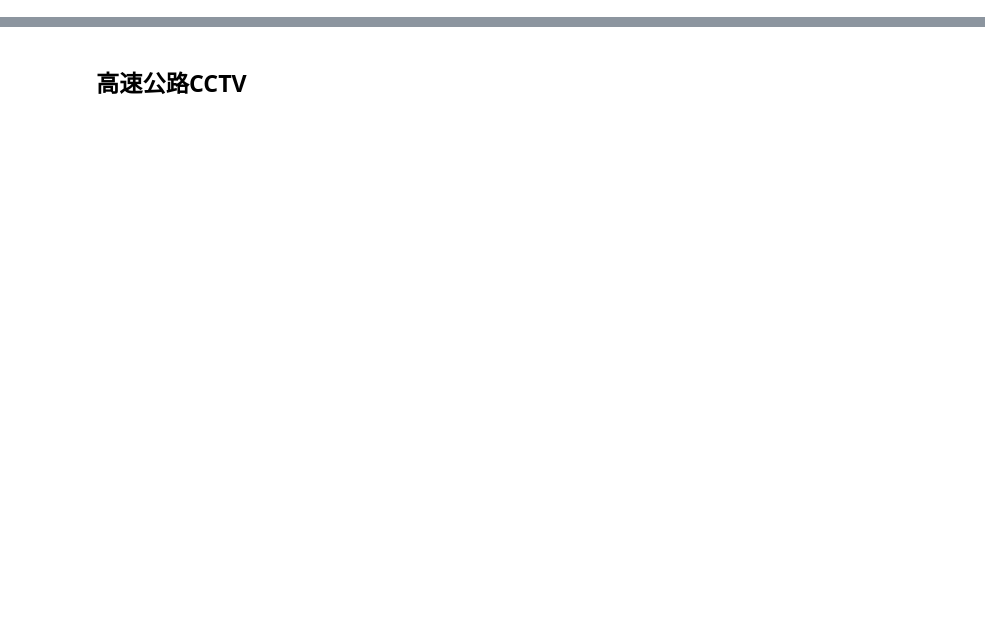
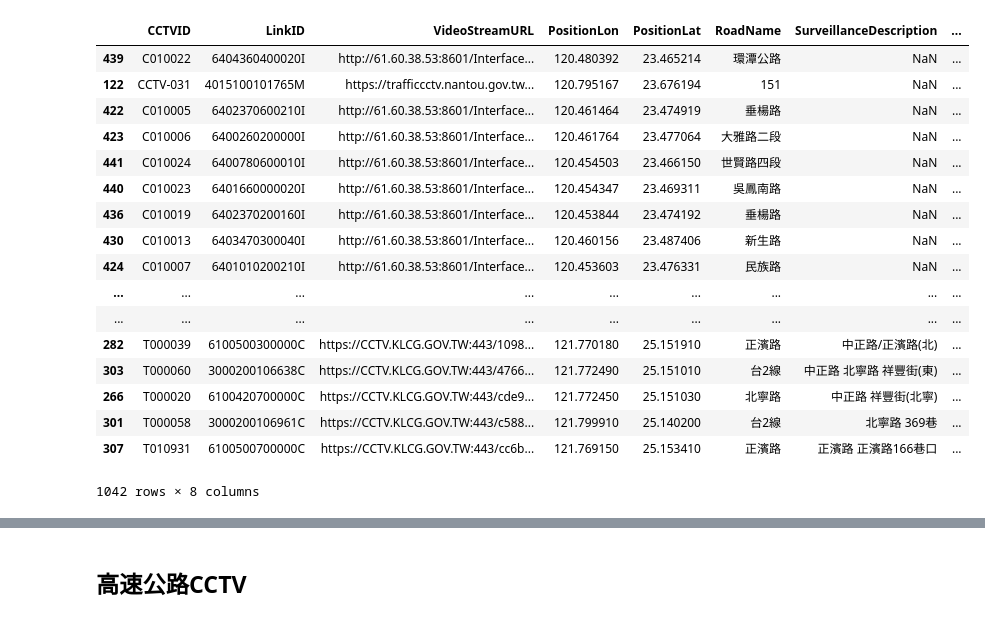
Before and after one commit to gk1221/TDX_app, a Jupyter notebook: CCTV.ipynb, the cells around one changed output, grey strips where cells are left out. Drawn from its saved outputs; the diff is of its cells as text; code cells hidden in the pictures; blank space fills up the shorter version.

```diff
--- a/CCTV.ipynb
+++ b/CCTV.ipynb
@@ -76,3 +126,25 @@ df
+# %%
+df_sorted = df.sort_values(by='DistanceToInputPoint_km')
+df_sorted
+# %% [output]
+|  | CCTVID | LinkID | VideoStreamURL | PositionLon | PositionLat | RoadName | SurveillanceDescription | ... |
+| 439 | C010022 | 6404360400020I | http://61.60.38.53:8601/Interface... | 120.480392 | 23.465214 | 環潭公路 | NaN | ... |
+| 122 | CCTV-031 | 4015100101765M | https://trafficcctv.nantou.gov.tw... | 120.795167 | 23.676194 | 151 | NaN | ... |
+| 422 | C010005 | 6402370600210I | http://61.60.38.53:8601/Interface... | 120.461464 | 23.474919 | 垂楊路 | NaN | ... |
+| 423 | C010006 | 6400260200000I | http://61.60.38.53:8601/Interface... | 120.461764 | 23.477064 | 大雅路二段 | NaN | ... |
+| 441 | C010024 | 6400780600010I | http://61.60.38.53:8601/Interface... | 120.454503 | 23.466150 | 世賢路四段 | NaN | ... |
+| 440 | C010023 | 6401660000020I | http://61.60.38.53:8601/Interface... | 120.454347 | 23.469311 | 吳鳳南路 | NaN | ... |
+| 436 | C010019 | 6402370200160I | http://61.60.38.53:8601/Interface... | 120.453844 | 23.474192 | 垂楊路 | NaN | ... |
+| 430 | C010013 | 6403470300040I | http://61.60.38.53:8601/Interface... | 120.460156 | 23.487406 | 新生路 | NaN | ... |
+| 424 | C010007 | 6401010200210I | http://61.60.38.53:8601/Interface... | 120.453603 | 23.476331 | 民族路 | NaN | ... |
+| ... | ... | ... | ... | ... | ... | ... | ... | ... |
+| ... | ... | ... | ... | ... | ... | ... | ... | ... |
+| 282 | T000039 | 6100500300000C | https://CCTV.KLCG.GOV.TW:443/1098... | 121.770180 | 25.151910 | 正濱路 | 中正路/正濱路(北) | ... |
+| 303 | T000060 | 3000200106638C | https://CCTV.KLCG.GOV.TW:443/4766... | 121.772490 | 25.151010 | 台2線 | 中正路 北寧路 祥豐街(東) | ... |
+| 266 | T000020 | 6100420700000C | https://CCTV.KLCG.GOV.TW:443/cde9... | 121.772450 | 25.151030 | 北寧路 | 中正路 祥豐街(北寧) | ... |
+| 301 | T000058 | 3000200106961C | https://CCTV.KLCG.GOV.TW:443/c588... | 121.799910 | 25.140200 | 台2線 | 北寧路 369巷 | ... |
+| 307 | T010931 | 6100500700000C | https://CCTV.KLCG.GOV.TW:443/cc6b... | 121.769150 | 25.153410 | 正濱路 | 正濱路 正濱路166巷口 | ... |
+1042 rows × 8 columns
 # %%
 #初始化公車地圖
 Taiwan_map = folium.Map(location=[23.800983, 120.772569], tiles='openstreetmap', zoom_start=7.3)
```
Also changed, not shown: parts of 4 cells of this notebook, 12 other files.
